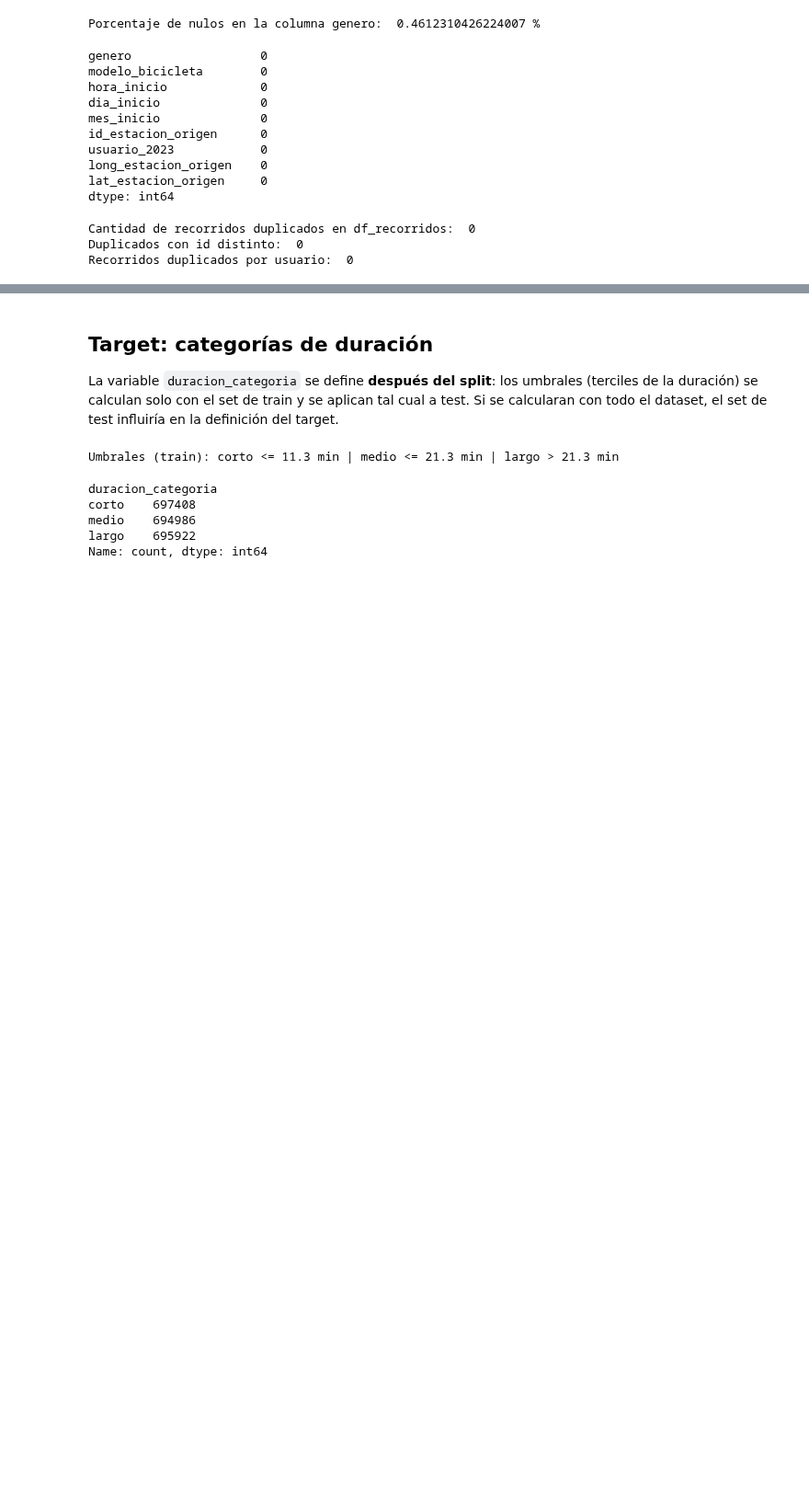
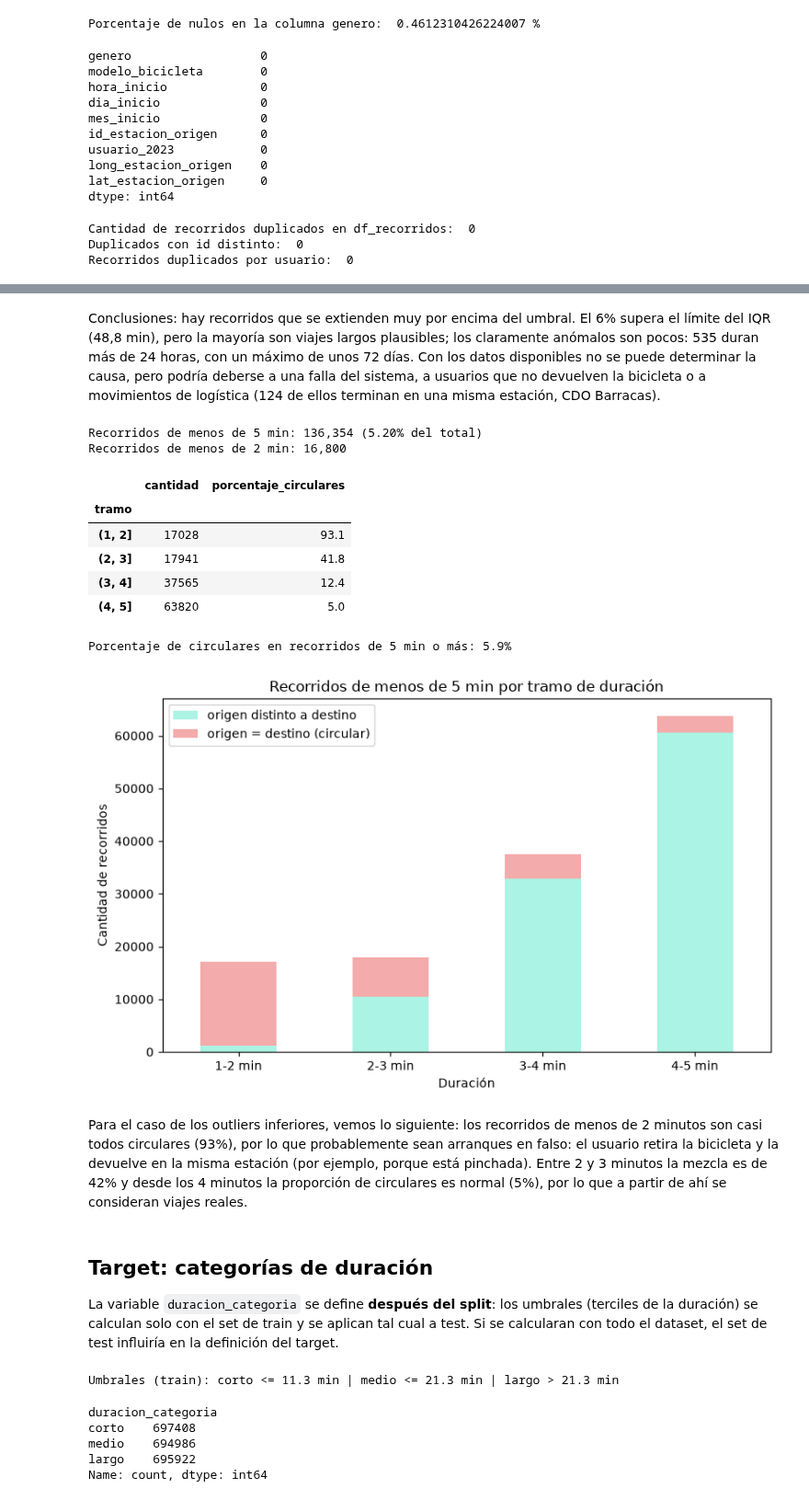
Before and after one commit to brigere/data-anlysis-ceia, a Jupyter notebook: tp_final_2026.ipynb, the cells around one changed output, grey strips where cells are left out. Shown at 92% size. Cells and saved outputs as stored; diff of their text form; code cells hidden in the pictures; blank space fills up the shorter version.

```diff
--- a/tp_final_2026.ipynb
+++ b/tp_final_2026.ipynb
@@ -1015,3 +1061,49 @@ Recorridos duplicados por usuario:  0
+# %% [markdown]
+Conclusiones: hay recorridos que se extienden muy por encima del umbral. El 6% supera el límite del IQR (48,8 min), pero la mayoría son viajes largos plausibles; los claramente anómalos son pocos: 535 duran más de 24 horas, con un máximo de unos 72 días. Con los datos disponibles no se puede determinar la causa, pero podría deberse a una falla del sistema, a usuarios que no devuelven la bicicleta o a movimientos de logística (124 de ellos terminan en una misma estación, CDO Barracas).
+# %%
+# ahora analizemos valores de recorrido muy pequeno, por ejemplo menos de 5 min
+limite_corto = 5
+cortos = df_recorridos[df_recorridos["duracion_recorrido_min"] < limite_corto].copy()
+cortos["circular"] = cortos["id_estacion_origen"].astype(str) == cortos["id_estacion_destino"].astype(str)
+
+print(f"Recorridos de menos de {limite_corto} min: {len(cortos):,} ({len(cortos) / len(df_recorridos) * 100:.2f}% del total)")
+print(f"Recorridos de menos de 2 min: {(cortos['duracion_recorrido_min'] < 2).sum():,}")
+
+# por tramo de un minuto: cantidad de recorridos y qué proporción empieza y termina en la misma estación
+cortos["tramo"] = pd.cut(cortos["duracion_recorrido_min"], bins=range(0, limite_corto + 1))
+resumen = cortos.groupby("tramo", observed=True)["circular"].agg(cantidad="size", porcentaje_circulares="mean")
+resumen["porcentaje_circulares"] = (resumen["porcentaje_circulares"] * 100).round(1)
+display(resumen)
+
+# para comparar: proporción de circulares en el resto de los recorridos
+resto = df_recorridos[df_recorridos["duracion_recorrido_min"] >= limite_corto]
+circulares_resto = (resto["id_estacion_origen"].astype(str) == resto["id_estacion_destino"].astype(str)).mean() * 100
+print(f"Porcentaje de circulares en recorridos de {limite_corto} min o más: {circulares_resto:.1f}%")
+
+fig, ax = plt.subplots(figsize=(8, 5))
+conteo = cortos.groupby(["tramo", "circular"], observed=True).size().unstack(fill_value=0)
+conteo.index = [f"{int(t.left)}-{int(t.right)} min" for t in conteo.index]
+conteo.plot(kind="bar", stacked=True, color={False: "#96f1de", True: "#f19696"}, alpha=0.8, ax=ax)
+ax.legend(["origen distinto a destino", "origen = destino (circular)"])
+ax.set_title(f"Recorridos de menos de {limite_corto} min por tramo de duración")
+ax.set_xlabel("Duración")
+ax.set_ylabel("Cantidad de recorridos")
+ax.tick_params(axis="x", rotation=0)
+plt.tight_layout()
+plt.show()
+# %% [output]
+Recorridos de menos de 5 min: 136,354 (5.20% del total)
+Recorridos de menos de 2 min: 16,800
+|  | cantidad | porcentaje_circulares |
+| tramo |  |  |
+| (1, 2] | 17028 | 93.1 |
+| (2, 3] | 17941 | 41.8 |
+| (3, 4] | 37565 | 12.4 |
+| (4, 5] | 63820 | 5.0 |
+Porcentaje de circulares en recorridos de 5 min o más: 5.9%
+[figure, added]
+# %% [markdown]
+Para el caso de los outliers inferiores, vemos lo siguiente: los recorridos de menos de 2 minutos son casi todos circulares (93%), por lo que probablemente sean arranques en falso: el usuario retira la bicicleta y la devuelve en la misma estación (por ejemplo, porque está pinchada). Entre 2 y 3 minutos la mezcla es de 42% y desde los 4 minutos la proporción de circulares es normal (5%), por lo que a partir de ahí se consideran viajes reales.
 # %% [markdown]
 ## Target: categorías de duración
 
```
Also changed, not shown: parts of 10 cells of this notebook.
